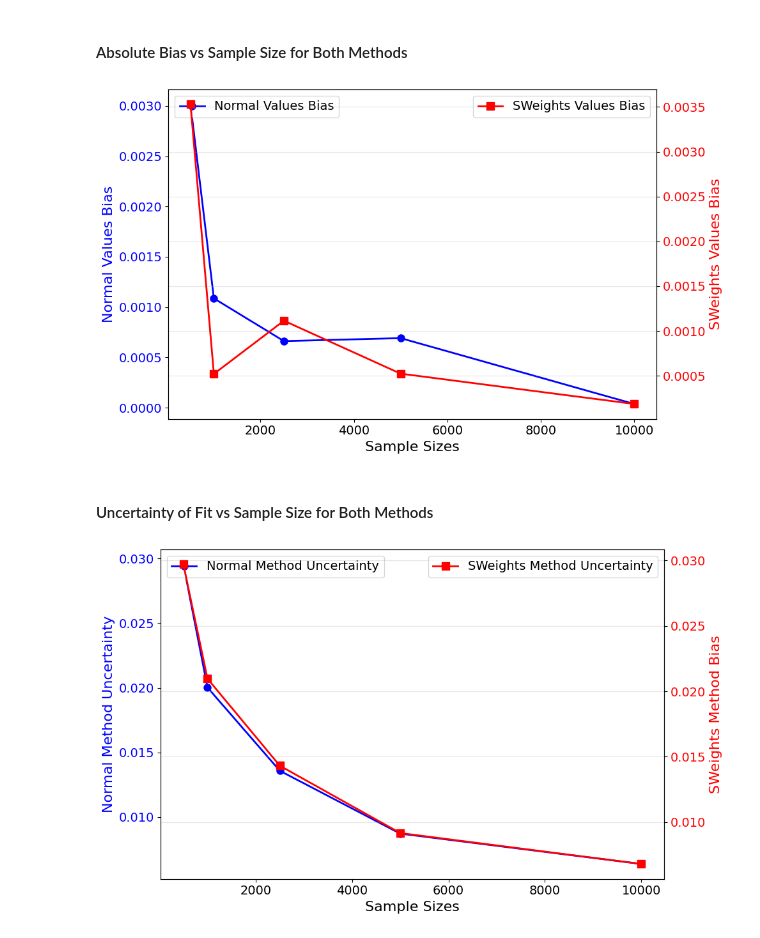
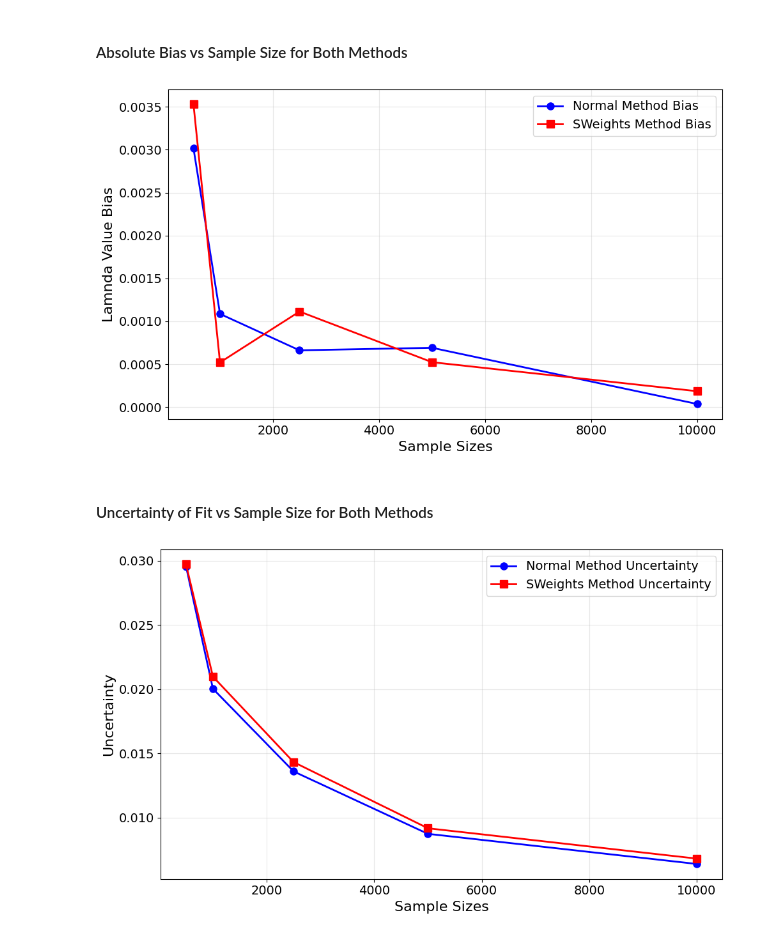
Before and after one commit to JacobTutt/stat_frequentist_analysis, a Jupyter notebook: Notebook_Part_f.ipynb, the cells around one changed output. Cells and saved outputs as stored; diff of their text form; code cells hidden in the pictures.

```diff
--- a/Notebook_Part_f.ipynb
+++ b/Notebook_Part_f.ipynb
@@ -400,40 +383,37 @@ sweights_values_std = np.array([sweights_bootstrap_results[size]['Values_Std'][6
 # %%
 # Formatting variables
 figsize = (10, 6)
 linewidth = 2
 markersize = 8
 fontsize_title = 18
 fontsize_labels = 16
 fontsize_ticks = 14
 fontsize_legend = 14
 color_normal = 'b'
 color_sweights = 'r'
 
-fig, ax1 = plt.subplots(figsize=figsize)
+# Create the figure and axis
+fig, ax = plt.subplots(figsize=figsize)
 
-# Plot for normal absolute values bias
-ax1.plot(sample_sizes, abs(normal_values_bias), f'{color_normal}-o', label="Normal Method Bias", linewidth=linewidth, markersize=markersize)
-ax1.set_xlabel('Sample Sizes', fontsize=fontsize_labels)
-ax1.set_ylabel('Normal Method Bias', color=color_normal, fontsize=fontsize_labels)
-ax1.tick_params(axis='y', labelcolor=color_normal, labelsize=fontsize_ticks)
-ax1.tick_params(axis='x', labelsize=fontsize_ticks)
+# Plot both methods on the same y-axis
+ax.plot(sample_sizes, abs(normal_values_bias), f'{color_normal}-o', label="Normal Method Bias", linewidth=linewidth, markersize=markersize)
+ax.plot(sample_sizes, abs(sweights_values_bias), f'{color_sweights}-s', label="SWeights Method Bias", linewidth=linewidth, markersize=markersize)
 
-# Plot for sweights absolute values bias
-ax2 = ax1.twinx()
-ax2.plot(sample_sizes, abs(sweights_values_bias), f'{color_sweights}-s',label="SWeights Method Bias", linewidth=linewidth, markersize=markersize)
-ax2.set_ylabel('SWeights Method Bias', color=color_sweights, fontsize=fontsize_labels)
-ax2.tick_params(axis='y', labelcolor=color_sweights, labelsize=fontsize_ticks)
+# Labels and title
+ax.set_xlabel('Sample Sizes', fontsize=fontsize_labels)
+ax.set_ylabel('Lamnda Value Bias', fontsize=fontsize_labels)
+ax.tick_params(axis='y', labelsize=fontsize_ticks)
+ax.tick_params(axis='x', labelsize=fontsize_ticks)
 
-
+# Add grid and legend
 plt.grid(alpha=0.3)
-ax1.legend(loc='upper left', fontsize=fontsize_legend)
-ax2.legend(loc='upper right', fontsize=fontsize_legend)
+ax.legend(loc='best', fontsize=fontsize_legend)
 
 # Adjust layout and display
 plt.tight_layout()
 plt.show()
 # %% [output]
-[figure, old version]
+[figure, new version]
 # %% [markdown]
 #### Uncertainty of Fit vs Sample Size for Both Methods
 # %%
@@ -448,27 +428,25 @@ fontsize_legend = 14
 color_normal = 'b'
 color_sweights = 'r'
 
-fig, ax1 = plt.subplots(figsize=figsize)
+# Create the figure and axis
+fig, ax = plt.subplots(figsize=figsize)
 
-# Plot for normal absolute values uncertainty
-ax1.plot(sample_sizes, abs(normal_values_std), f'{color_normal}-o', label="Normal Method Uncertainty", linewidth=linewidth, markersize=markersize)
-ax1.set_xlabel('Sample Sizes', fontsize=fontsize_labels)
-ax1.set_ylabel('Normal Method Uncertainty', color=color_normal, fontsize=fontsize_labels)
-ax1.tick_params(axis='y', labelcolor=color_normal, labelsize=fontsize_ticks)
-ax1.tick_params(axis='x', labelsize=fontsize_ticks)
+# Plot both methods on the same y-axis
+ax.plot(sample_sizes, abs(normal_values_std), f'{color_normal}-o', label="Normal Method Uncertainty", linewidth=linewidth, markersize=markersize)
+ax.plot(sample_sizes, abs(sweights_values_std), f'{color_sweights}-s', label="SWeights Method Uncertainty", linewidth=linewidth, markersize=markersize)
 
-# Plot for sweights absolute values uncertainty
-ax2 = ax1.twinx()
-ax2.plot(sample_sizes, abs(sweights_values_std), f'{color_sweights}-s',label="SWeights Method Uncertainty", linewidth=linewidth, markersize=markersize)
-ax2.set_ylabel('SWeights Method Bias', color=color_sweights, fontsize=fontsize_labels)
-ax2.tick_params(axis='y', labelcolor=color_sweights, labelsize=fontsize_ticks)
+# Labels and title
+ax.set_xlabel('Sample Sizes', fontsize=fontsize_labels)
+ax.set_ylabel('Uncertainty', fontsize=fontsize_labels)
+ax.tick_params(axis='y', labelsize=fontsize_ticks)
+ax.tick_params(axis='x', labelsize=fontsize_ticks)
 
+# Add grid and legend
 plt.grid(alpha=0.3)
-ax1.legend(loc='upper left', fontsize=fontsize_legend)
-ax2.legend(loc='upper right', fontsize=fontsize_legend)
+ax.legend(loc='best', fontsize=fontsize_legend)
 
 # Adjust layout and display
 plt.tight_layout()
 plt.show()
 # %% [output]
-[figure, old version]
+[figure, new version]
```
Also changed, not shown: parts of 1 cell of this notebook.
